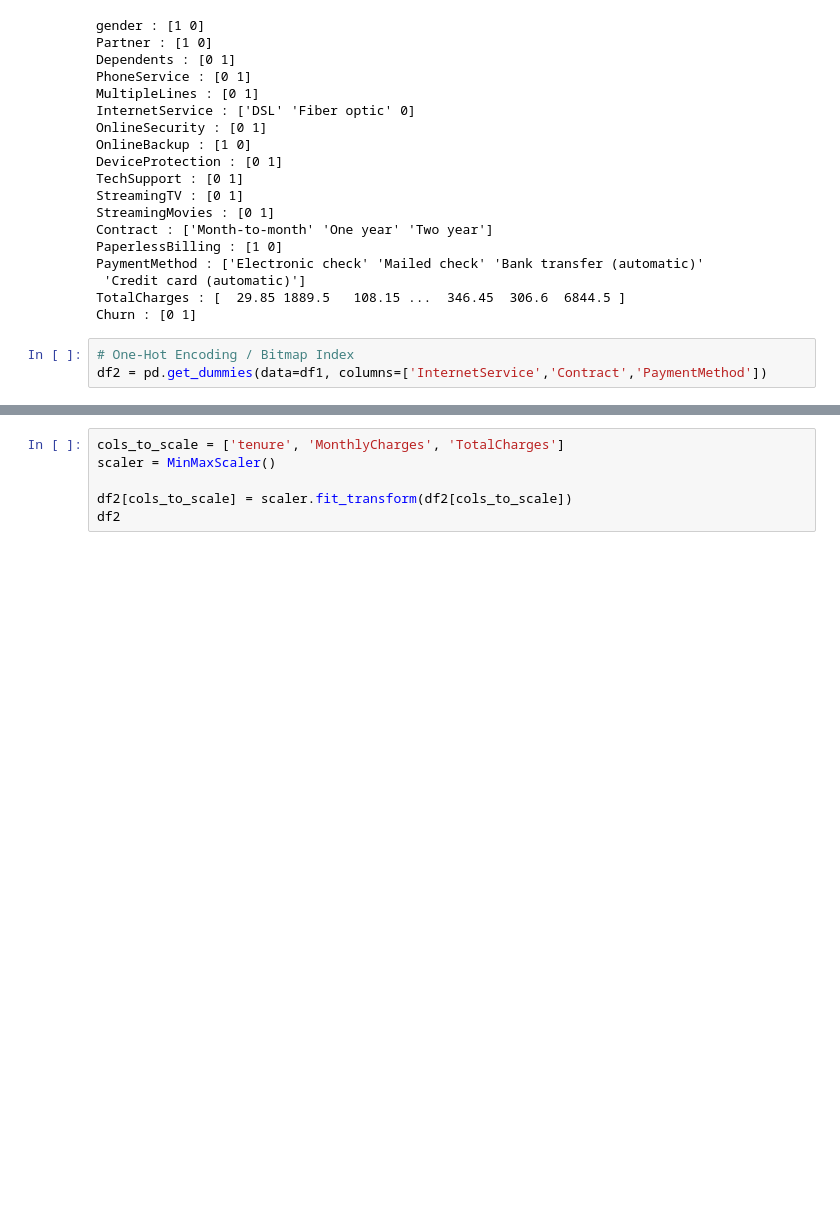
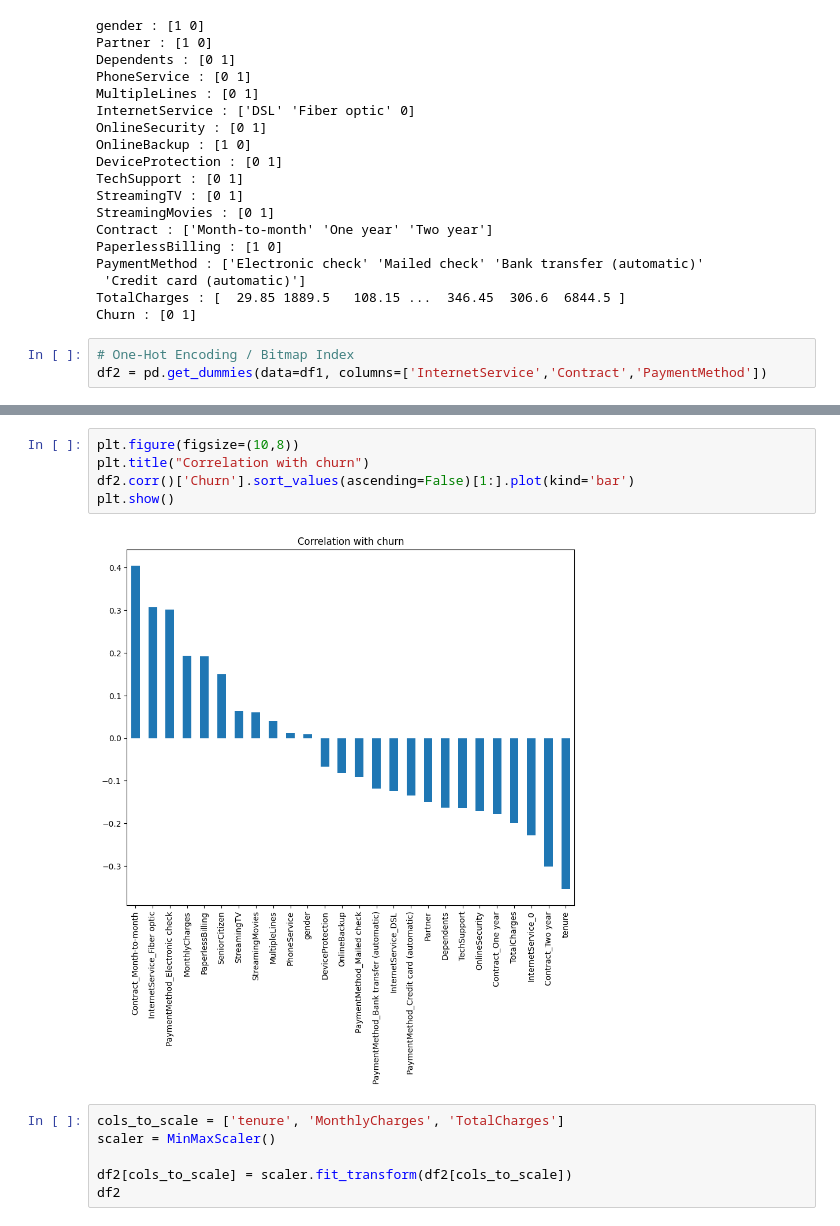
Before and after one commit to neel0086/deep_learning, a Jupyter notebook: CustomerChurn.ipynb, the cells around one changed output, grey strips where cells are left out. Saved outputs shown, nothing was run; the diff lists cells and outputs as text; blank space fills up the shorter version.

```diff
--- a/CustomerChurn.ipynb
+++ b/CustomerChurn.ipynb
@@ -174,3 +195,10 @@ df2 = pd.get_dummies(data=df1, columns=['InternetService','Contract','PaymentMet
+# %%
+plt.figure(figsize=(10,8))
+plt.title("Correlation with churn")
+df2.corr()['Churn'].sort_values(ascending=False)[1:].plot(kind='bar')
+plt.show()
+# %% [output]
+[figure, added]
 # %%
 cols_to_scale = ['tenure', 'MonthlyCharges', 'TotalCharges']
 scaler = MinMaxScaler()
```
Also changed, not shown: parts of 9 cells of this notebook.
